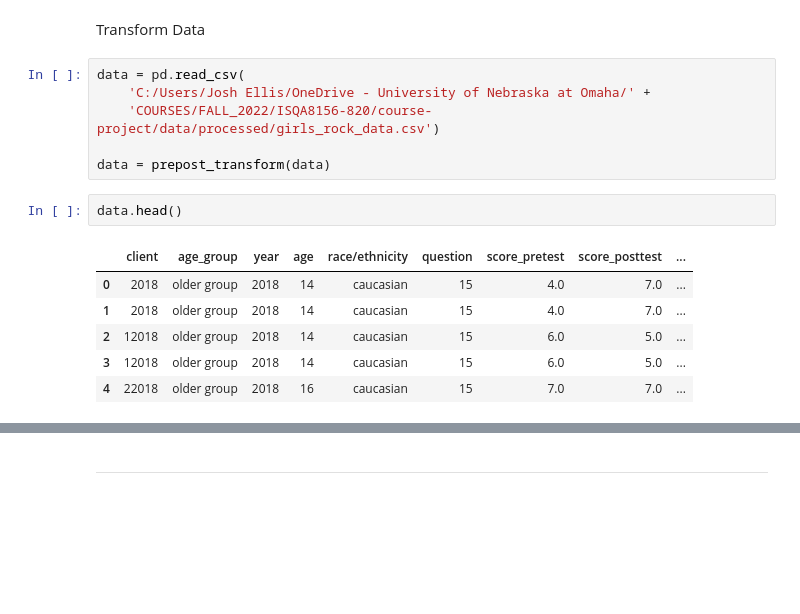
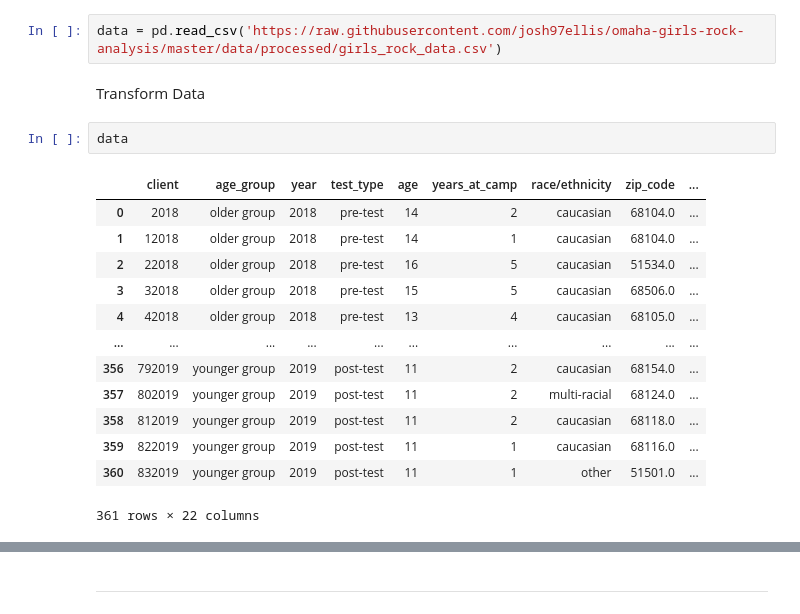
Before and after one commit to josh97ellis/omaha-girls-rock-analysis, a Jupyter notebook: notebooks/analysis.ipynb, the cells around one changed output, grey strips where cells are left out. Cells and saved outputs as stored; diff of their text form; blank space fills up the shorter version.

Commit message:
Fixed Raw Data Processing

```diff
--- a/notebooks/analysis.ipynb
+++ b/notebooks/analysis.ipynb
@@ -14,17 +16,20 @@ from src.processing import prepost_transform
+# %%
+data = pd.read_csv('https://raw.githubusercontent.com/josh97ellis/omaha-girls-rock-analysis/master/data/processed/girls_rock_data.csv')
 # %% [markdown]
 Transform Data
-# %%
-data = pd.read_csv(
-    'C:/Users/Josh Ellis/OneDrive - University of Nebraska at Omaha/' +
-    'COURSES/FALL_2022/ISQA8156-820/course-project/data/processed/girls_rock_data.csv')
-
-data = prepost_transform(data)
 # %%
-data.head()
+data
 # %% [output]
-|  | client | age_group | year | age | race/ethnicity | question | score_pretest | score_posttest | ... |
-| 0 | 2018 | older group | 2018 | 14 | caucasian | 15 | 4.0 | 7.0 | ... |
-| 1 | 2018 | older group | 2018 | 14 | caucasian | 15 | 4.0 | 7.0 | ... |
-| 2 | 12018 | older group | 2018 | 14 | caucasian | 15 | 6.0 | 5.0 | ... |
-| 3 | 12018 | older group | 2018 | 14 | caucasian | 15 | 6.0 | 5.0 | ... |
-| 4 | 22018 | older group | 2018 | 16 | caucasian | 15 | 7.0 | 7.0 | ... |
+|  | client | age_group | year | test_type | age | years_at_camp | race/ethnicity | zip_code | ... |
+| 0 | 2018 | older group | 2018 | pre-test | 14 | 2 | caucasian | 68104.0 | ... |
+| 1 | 12018 | older group | 2018 | pre-test | 14 | 1 | caucasian | 68104.0 | ... |
+| 2 | 22018 | older group | 2018 | pre-test | 16 | 5 | caucasian | 51534.0 | ... |
+| 3 | 32018 | older group | 2018 | pre-test | 15 | 5 | caucasian | 68506.0 | ... |
+| 4 | 42018 | older group | 2018 | pre-test | 13 | 4 | caucasian | 68105.0 | ... |
+| ... | ... | ... | ... | ... | ... | ... | ... | ... | ... |
+| 356 | 792019 | younger group | 2019 | post-test | 11 | 2 | caucasian | 68154.0 | ... |
+| 357 | 802019 | younger group | 2019 | post-test | 11 | 2 | multi-racial | 68124.0 | ... |
+| 358 | 812019 | younger group | 2019 | post-test | 11 | 2 | caucasian | 68118.0 | ... |
+| 359 | 822019 | younger group | 2019 | post-test | 11 | 1 | caucasian | 68116.0 | ... |
+| 360 | 832019 | younger group | 2019 | post-test | 11 | 1 | other | 51501.0 | ... |
+361 rows × 22 columns
```
Also changed, not shown: parts of 7 cells of this notebook, 4 other files.
